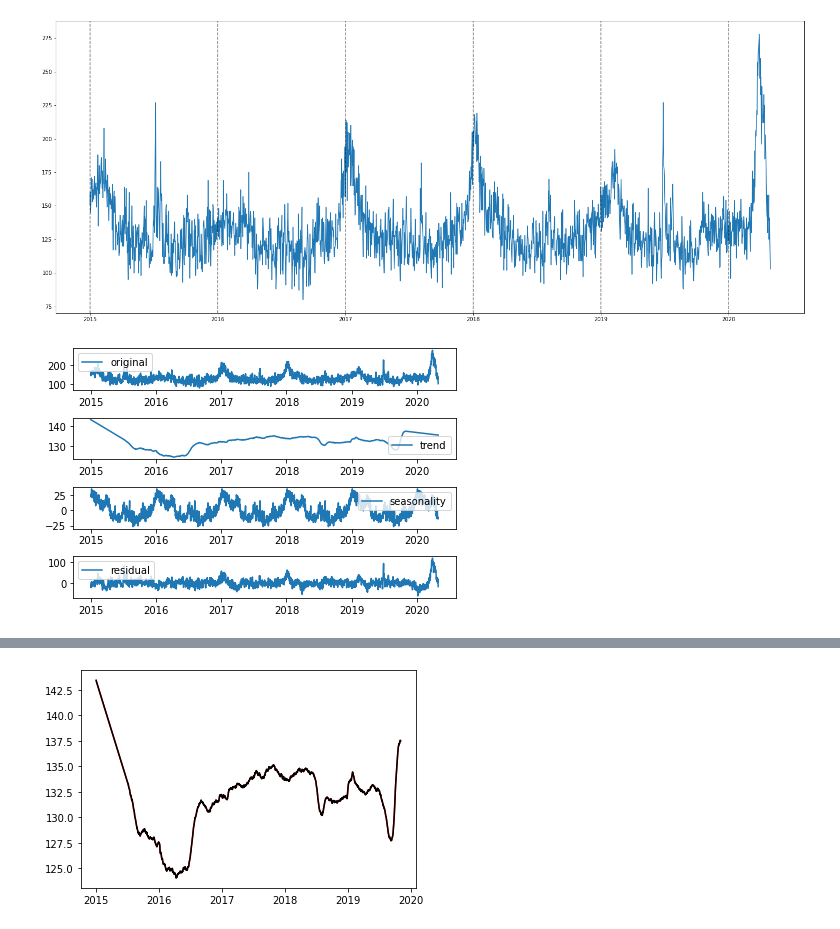
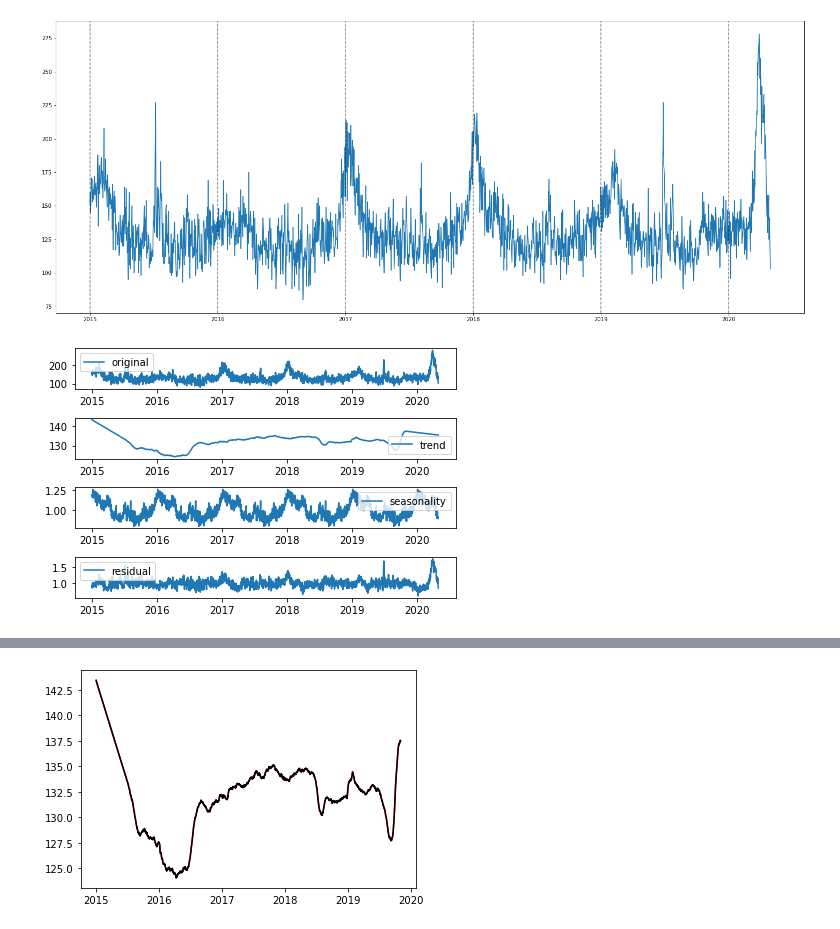
Before and after one commit to SofiaBlack/COVID-19_deaths_analysis, a Jupyter notebook: SARIMAX Model.ipynb, the cells around one changed output, grey strips where cells are left out. Saved outputs shown, nothing was run; the diff lists cells and outputs as text; code cells hidden in the pictures.

```diff
--- a/SARIMAX Model.ipynb
+++ b/SARIMAX Model.ipynb
@@ -72,28 +62,29 @@ for year in range(start_date.year,end_date.year+1):
 # %% [output]
 [figure]
 # %%
+#decomposizione della serie in trend, stagionalità e residui
 from statsmodels.tsa.seasonal import seasonal_decompose
 
-decomposition = seasonal_decompose(ts, period=365,two_sided=True,extrapolate_trend=1)
+decomposition = seasonal_decompose(ts, period=365, two_sided=True, extrapolate_trend=1, model='multiplicative')
 
 ts_trend = decomposition.trend #andamento della curva
 ts_seasonal = decomposition.seasonal #stagionalità
 ts_residual = decomposition.resid #parti rimanenti
 plt.subplot(411)
 plt.plot(ts,label='original')
 plt.legend(loc='best')
 plt.subplot(412)
 plt.plot(ts_trend,label='trend')
 plt.legend(loc='best')
 plt.subplot(413)
 plt.plot(ts_seasonal,label='seasonality')
 plt.legend(loc='best')
 plt.subplot(414)
 plt.plot(ts_residual,label='residual')
 plt.legend(loc='best')
 plt.tight_layout()
 # %% [output]
-[figure, old version]
+[figure, new version]
 # %%
 from statsmodels.tsa.stattools import adfuller
 def test_stationarity(timeseries):
```
Also changed, not shown: parts of 30 cells of this notebook.
